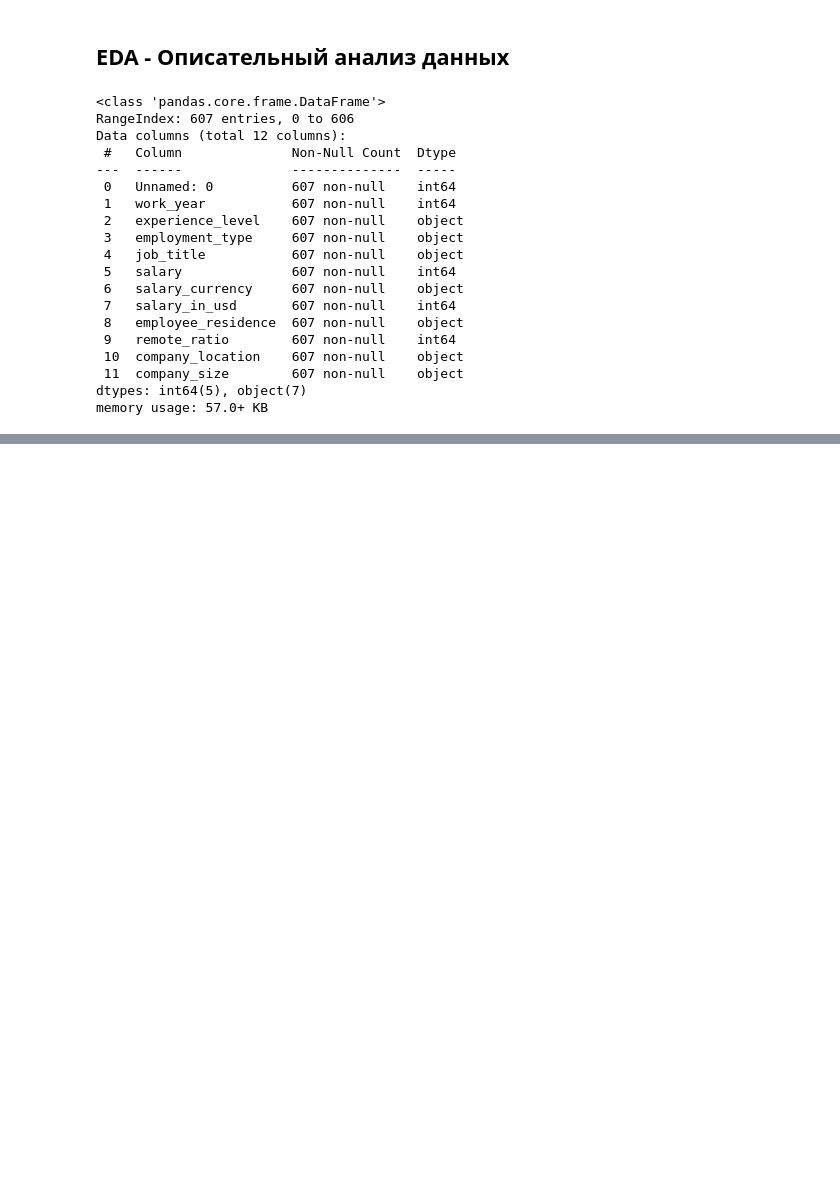
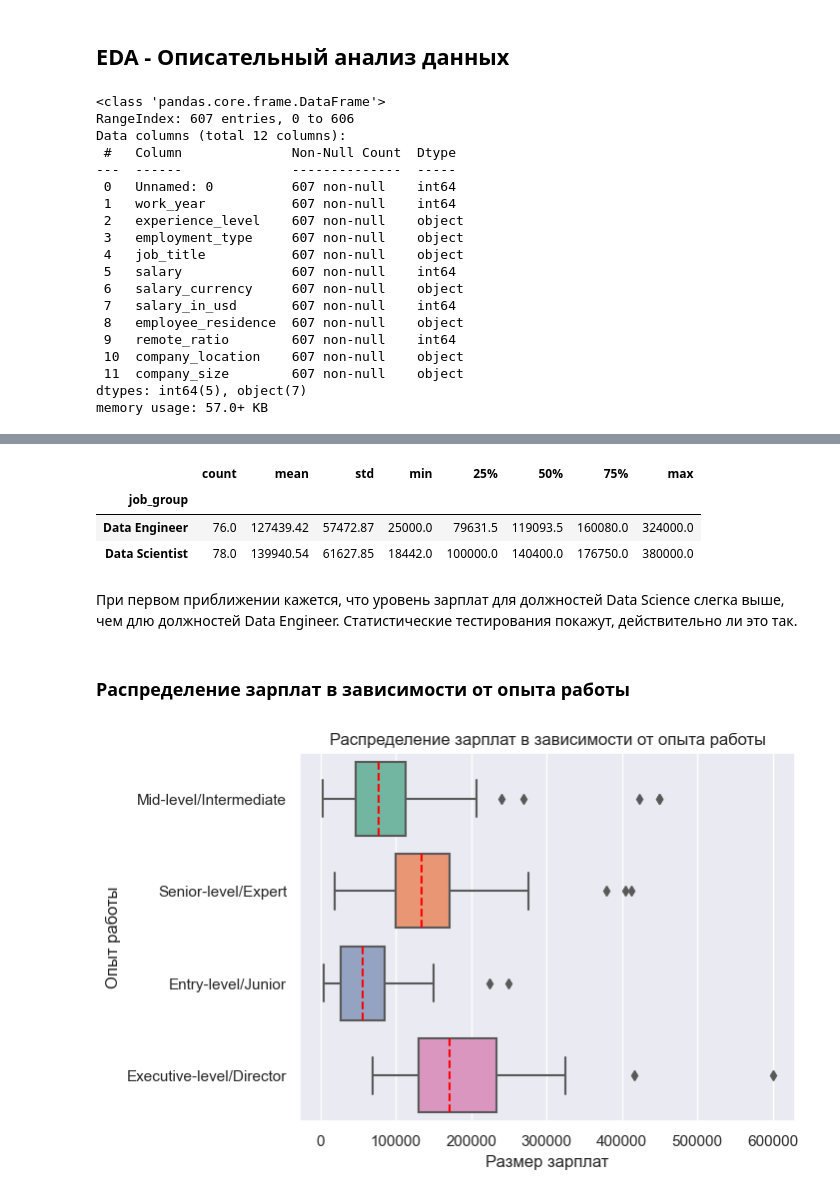
Before and after one commit to DenisBaburin/ds_school_148, a Jupyter notebook: DS_school/EDA-4_Статистические тесты/EDA-4_Статистические тесты_практика.ipynb, the cells around one changed output, grey strips where cells are left out. Drawn from its saved outputs; the diff is of its cells as text; code cells hidden in the pictures; blank space fills up the shorter version.

```diff
--- a/DS_school/EDA-4_Статистические тесты/EDA-4_Статистические тесты_практика.ipynb
+++ b/DS_school/EDA-4_Статистические тесты/EDA-4_Статистические тесты_практика.ipynb
@@ -70,0 +244,20 @@ data[data.duplicated()]
+# %%
+salary_statisctics = filtered_data.groupby('job_group')['salary_in_usd'].describe().round(2)
+print('')
+display(salary_statisctics)
+# %% [output]
+|  | count | mean | std | min | 25% | 50% | 75% | max |
+| job_group |  |  |  |  |  |  |  |  |
+| Data Engineer | 76.0 | 127439.42 | 57472.87 | 25000.0 | 79631.5 | 119093.5 | 160080.0 | 324000.0 |
+| Data Scientist | 78.0 | 139940.54 | 61627.85 | 18442.0 | 100000.0 | 140400.0 | 176750.0 | 380000.0 |
+# %% [markdown]
+При первом приближении кажется, что уровень зарплат для должностей Data Science слегка выше, чем длю должностей Data Engineer. Статистические тестирования покажут, действительно ли это так.
+# %% [markdown]
+### Распределение зарплат в зависимости от опыта работы
+# %%
+ax = sns.boxplot(data, x='salary_in_usd', y='experience_level', orient='h', medianprops={"color": "red", "linestyle": '--'})
+ax.set(xlabel='Размер зарплат', ylabel='Опыт работы')
+plt.title('Распределение зарплат в зависимости от опыта работы')
+plt.show()
+# %% [output]
+[figure, added]
```
Also changed, not shown: parts of 38 cells of this notebook.
